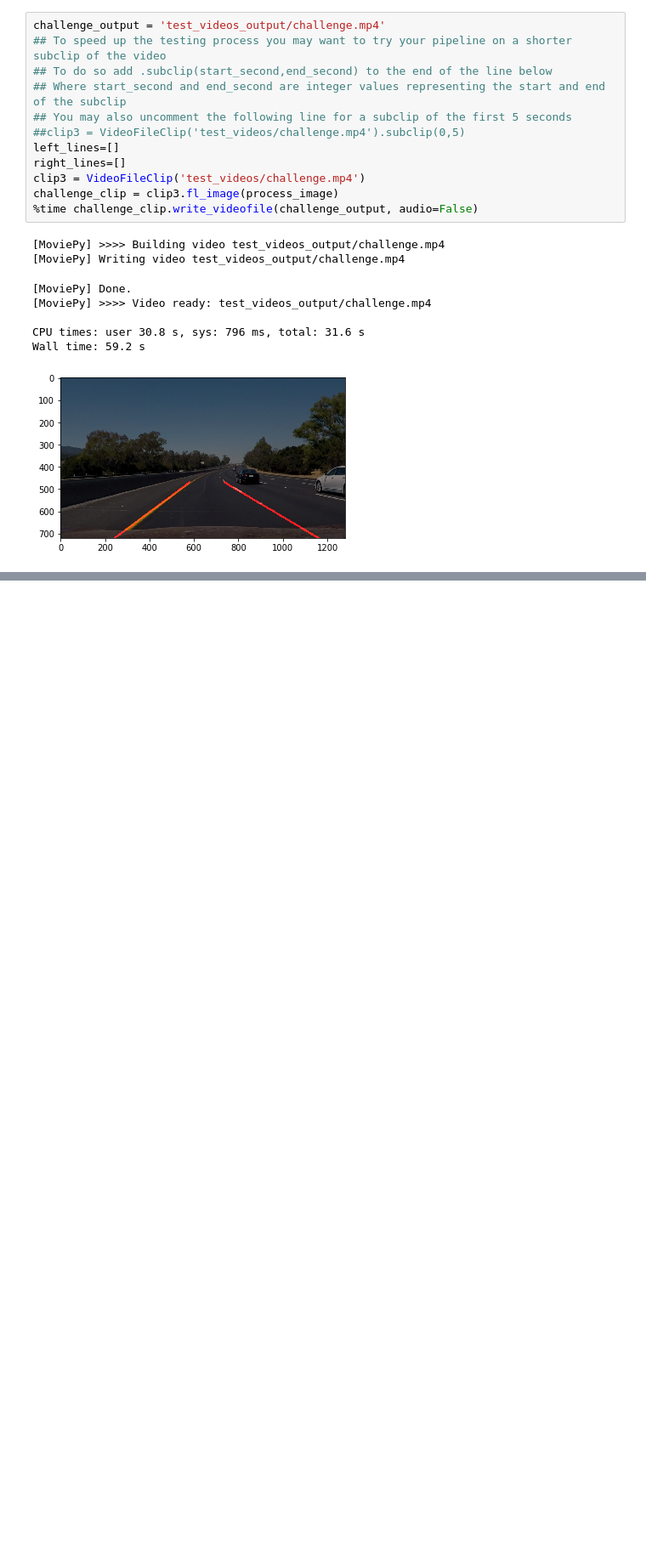
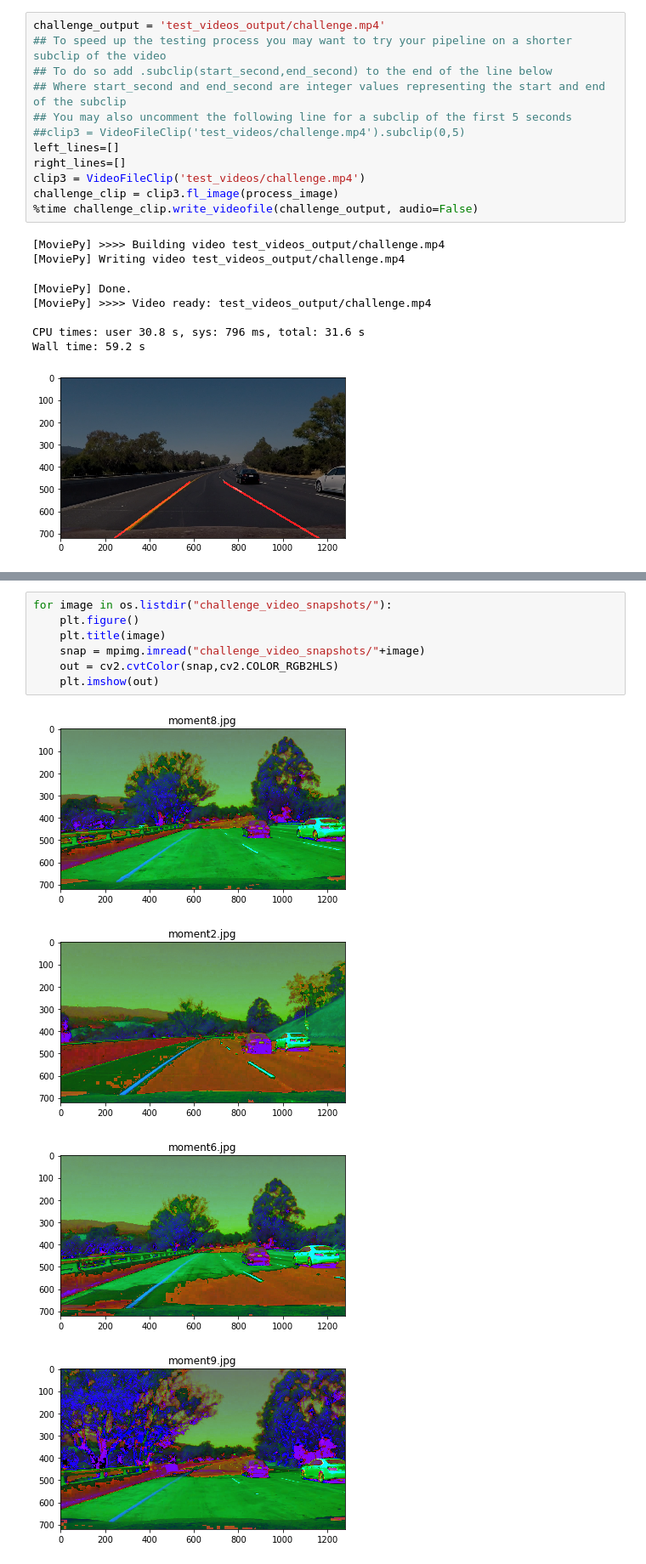
Before and after one commit to imayank/Finding-Lane-Lines-on-the-Road, a Jupyter notebook: FindingLanes.ipynb, the cells around one changed output, grey strips where cells are left out. Shown at 85% size. Saved outputs shown, nothing was run; the diff lists cells and outputs as text; blank space fills up the shorter version.

```diff
--- a/FindingLanes.ipynb
+++ b/FindingLanes.ipynb
@@ -485,0 +541,12 @@ HTML("""
+# %%
+for image in os.listdir("challenge_video_snapshots/"):
+    plt.figure()
+    plt.title(image)
+    snap = mpimg.imread("challenge_video_snapshots/"+image)
+    out = cv2.cvtColor(snap,cv2.COLOR_RGB2HLS)
+    plt.imshow(out)
+# %% [output]
+[figure, added]
+[figure, added]
+[figure, added]
+[figure, added]
```
Also changed, not shown: parts of 15 cells of this notebook, 28 other files.
